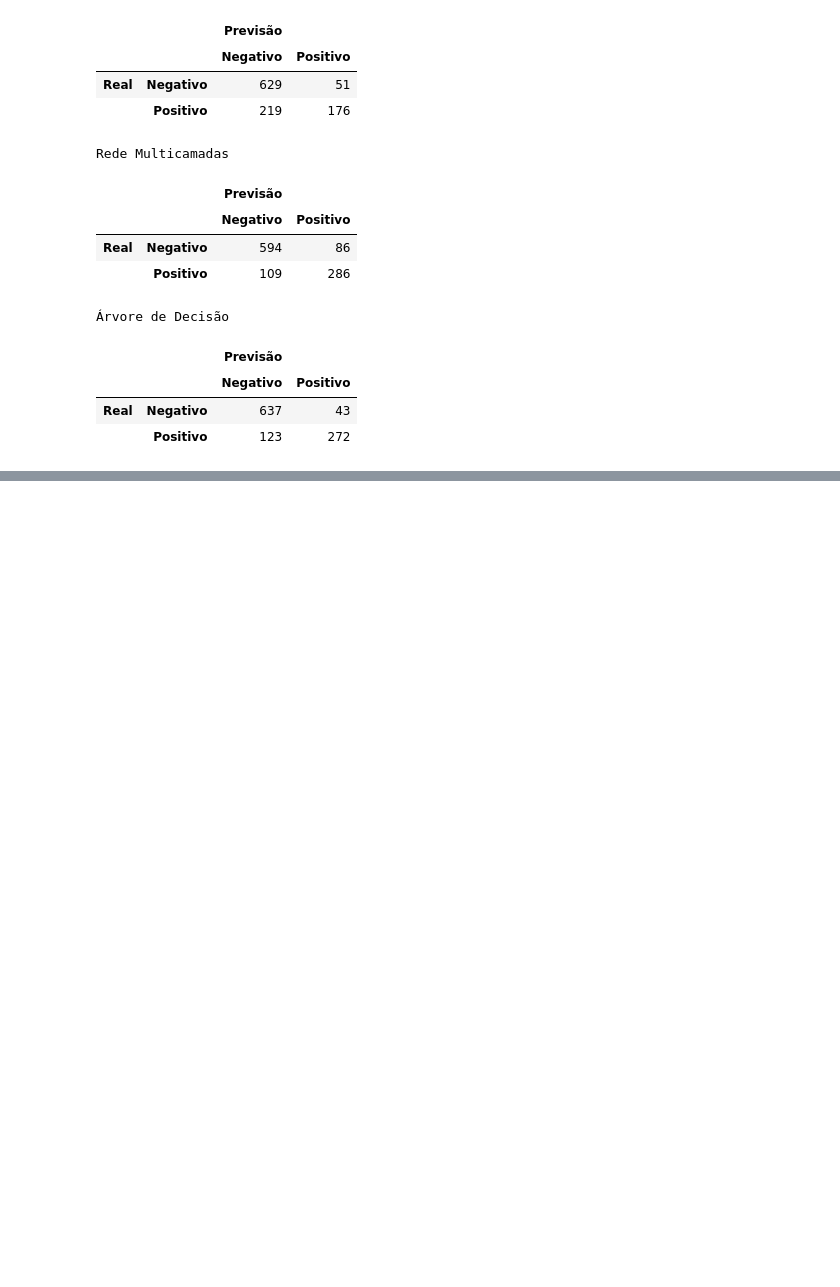
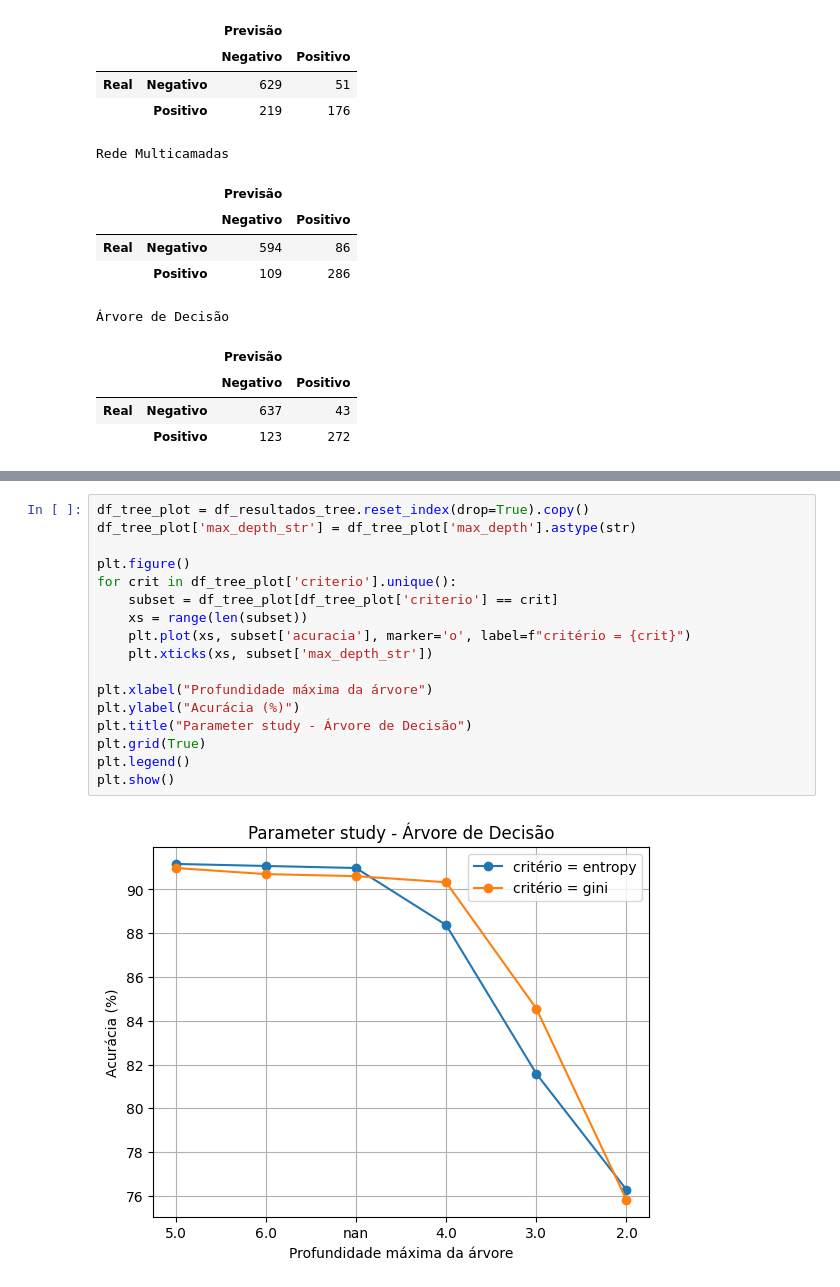
Before and after one commit to gdalpiann/alzheimer_clf, a Jupyter notebook: alzheimer.ipynb, the cells around one changed output, grey strips where cells are left out. Drawn from its saved outputs; the diff is of its cells as text; blank space fills up the shorter version.

```diff
--- a/alzheimer.ipynb
+++ b/alzheimer.ipynb
@@ -147,0 +390,19 @@ Rede Multicamadas
+# %%
+df_tree_plot = df_resultados_tree.reset_index(drop=True).copy()
+df_tree_plot['max_depth_str'] = df_tree_plot['max_depth'].astype(str)
+
+plt.figure()
+for crit in df_tree_plot['criterio'].unique():
+    subset = df_tree_plot[df_tree_plot['criterio'] == crit]
+    xs = range(len(subset))
+    plt.plot(xs, subset['acuracia'], marker='o', label=f"critério = {crit}")
+    plt.xticks(xs, subset['max_depth_str'])
+
+plt.xlabel("Profundidade máxima da árvore")
+plt.ylabel("Acurácia (%)")
+plt.title("Parameter study - Árvore de Decisão")
+plt.grid(True)
+plt.legend()
+plt.show()
+# %% [output]
+[figure, added]
```
Also changed, not shown: parts of 8 cells of this notebook.
